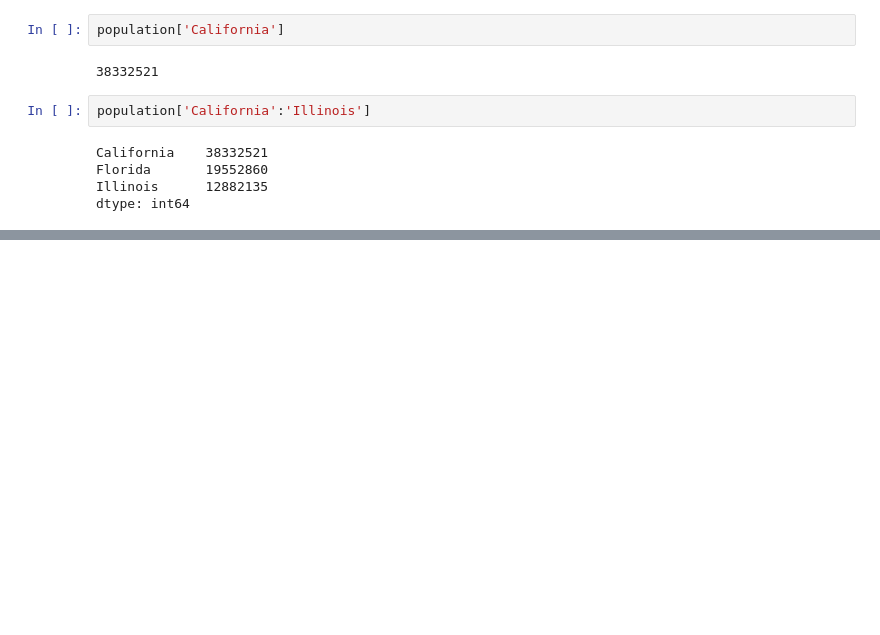
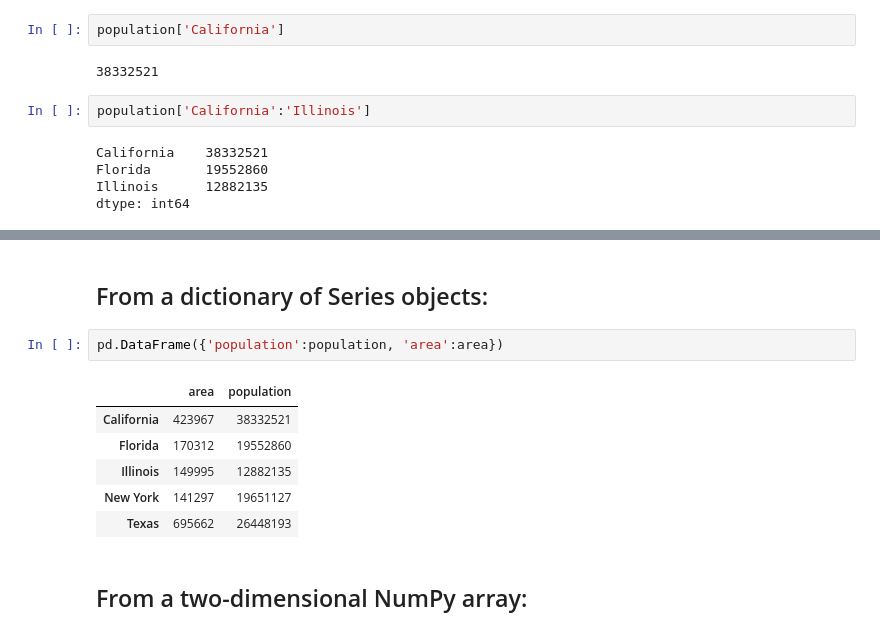
Before and after one commit to rksin8/data_science_projects, a Jupyter notebook: pandas_intro.ipynb, the cells around one changed output, grey strips where cells are left out. Cells and saved outputs as stored; diff of their text form; blank space fills up the shorter version.

```diff
--- a/pandas_intro.ipynb
+++ b/pandas_intro.ipynb
@@ -91,0 +219,13 @@ dtype: int64
+# %% [markdown]
+## From a dictionary of Series objects:
+# %%
+pd.DataFrame({'population':population, 'area':area})
+# %% [output]
+|  | area | population |
+| California | 423967 | 38332521 |
+| Florida | 170312 | 19552860 |
+| Illinois | 149995 | 12882135 |
+| New York | 141297 | 19651127 |
+| Texas | 695662 | 26448193 |
+# %% [markdown]
+## From a two-dimensional NumPy array:
```
Also changed, not shown: parts of 59 cells of this notebook.
